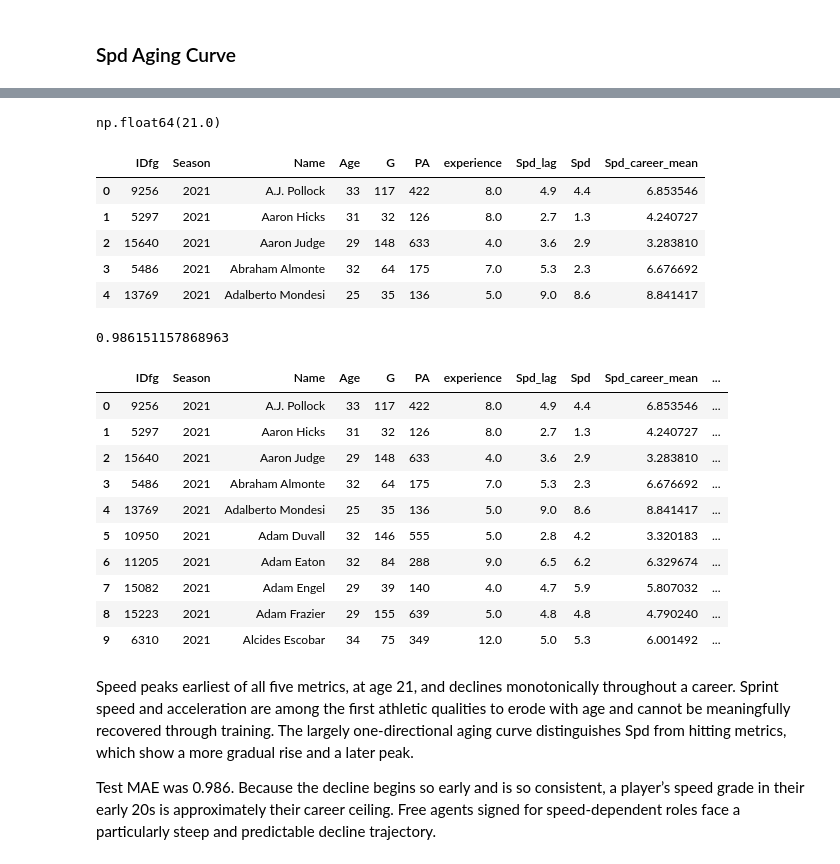
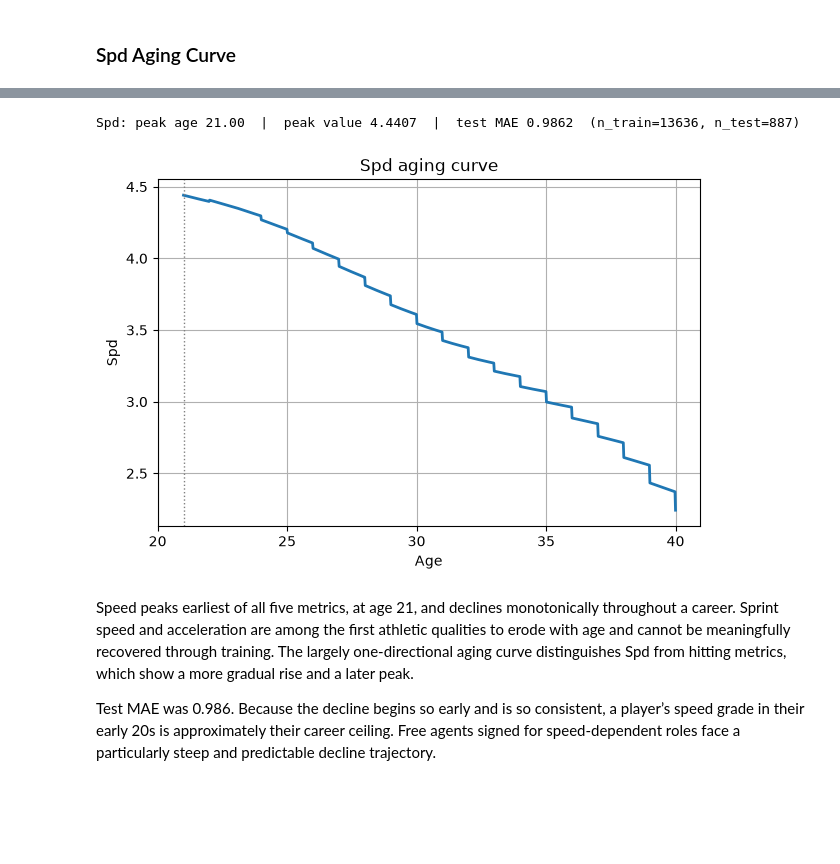
Before and after one commit to Jack1021ohoh/MLB_Position_Player_Aging_Analysis, a Jupyter notebook: GAM.ipynb, the cells around one changed output, grey strips where cells are left out. Drawn from its saved outputs; the diff is of its cells as text; code cells hidden in the pictures; blank space fills up the shorter version.

```diff
--- a/GAM.ipynb
+++ b/GAM.ipynb
@@ -542,4 +78,0 @@ np.float64(4.440684814905345)
-# %%
-XX[np.argmax(gam.predict(XX)), 0]
-# %% [output]
-np.float64(21.0)
@@ -548,31 +79,12 @@ all_test_data = generate_test_data(spd_data, test_data, 'Spd')
-# %%
-all_test_data.head()
-# %% [output]
-|  | IDfg | Season | Name | Age | G | PA | experience | Spd_lag | Spd | Spd_career_mean |
-| 0 | 9256 | 2021 | A.J. Pollock | 33 | 117 | 422 | 8.0 | 4.9 | 4.4 | 6.853546 |
-| 1 | 5297 | 2021 | Aaron Hicks | 31 | 32 | 126 | 8.0 | 2.7 | 1.3 | 4.240727 |
-| 2 | 15640 | 2021 | Aaron Judge | 29 | 148 | 633 | 4.0 | 3.6 | 2.9 | 3.283810 |
-| 3 | 5486 | 2021 | Abraham Almonte | 32 | 64 | 175 | 7.0 | 5.3 | 2.3 | 6.676692 |
-| 4 | 13769 | 2021 | Adalberto Mondesi | 25 | 35 | 136 | 5.0 | 9.0 | 8.6 | 8.841417 |
-# %%
-evaluate(all_test_data, 'Spd', gam)
-# %% [output]
-0.986151157868963
-# %%
-pred_df = inference(all_test_data, 'Spd', gam)
-pred_df.head(10)
-# %% [output]
-|  | IDfg | Season | Name | Age | G | PA | experience | Spd_lag | Spd | Spd_career_mean | ... |
-| 0 | 9256 | 2021 | A.J. Pollock | 33 | 117 | 422 | 8.0 | 4.9 | 4.4 | 6.853546 | ... |
-| 1 | 5297 | 2021 | Aaron Hicks | 31 | 32 | 126 | 8.0 | 2.7 | 1.3 | 4.240727 | ... |
-| 2 | 15640 | 2021 | Aaron Judge | 29 | 148 | 633 | 4.0 | 3.6 | 2.9 | 3.283810 | ... |
-| 3 | 5486 | 2021 | Abraham Almonte | 32 | 64 | 175 | 7.0 | 5.3 | 2.3 | 6.676692 | ... |
-| 4 | 13769 | 2021 | Adalberto Mondesi | 25 | 35 | 136 | 5.0 | 9.0 | 8.6 | 8.841417 | ... |
-| 5 | 10950 | 2021 | Adam Duvall | 32 | 146 | 555 | 5.0 | 2.8 | 4.2 | 3.320183 | ... |
-| 6 | 11205 | 2021 | Adam Eaton | 32 | 84 | 288 | 9.0 | 6.5 | 6.2 | 6.329674 | ... |
-| 7 | 15082 | 2021 | Adam Engel | 29 | 39 | 140 | 4.0 | 4.7 | 5.9 | 5.807032 | ... |
-| 8 | 15223 | 2021 | Adam Frazier | 29 | 155 | 639 | 5.0 | 4.8 | 4.8 | 4.790240 | ... |
-| 9 | 6310 | 2021 | Alcides Escobar | 34 | 75 | 349 | 12.0 | 5.0 | 5.3 | 6.001492 | ... |
+# %%
+result = results["Spd"]
+print(result.summary())
+
+plot_aging_curve(result.curve, result.spec)
+plt.show()
+# %% [output]
+Spd: peak age 21.00  |  peak value 4.4407  |  test MAE 0.9862  (n_train=13636, n_test=887)
+[figure, added]
 # %% [markdown]
 Speed peaks earliest of all five metrics, at age 21, and declines monotonically throughout a career. Sprint speed and acceleration are among the first athletic qualities to erode with age and cannot be meaningfully recovered through training. The largely one-directional aging curve distinguishes Spd from hitting metrics, which show a more gradual rise and a later peak.
 
```
Also changed, not shown: parts of 80 cells of this notebook, 7 other files.
